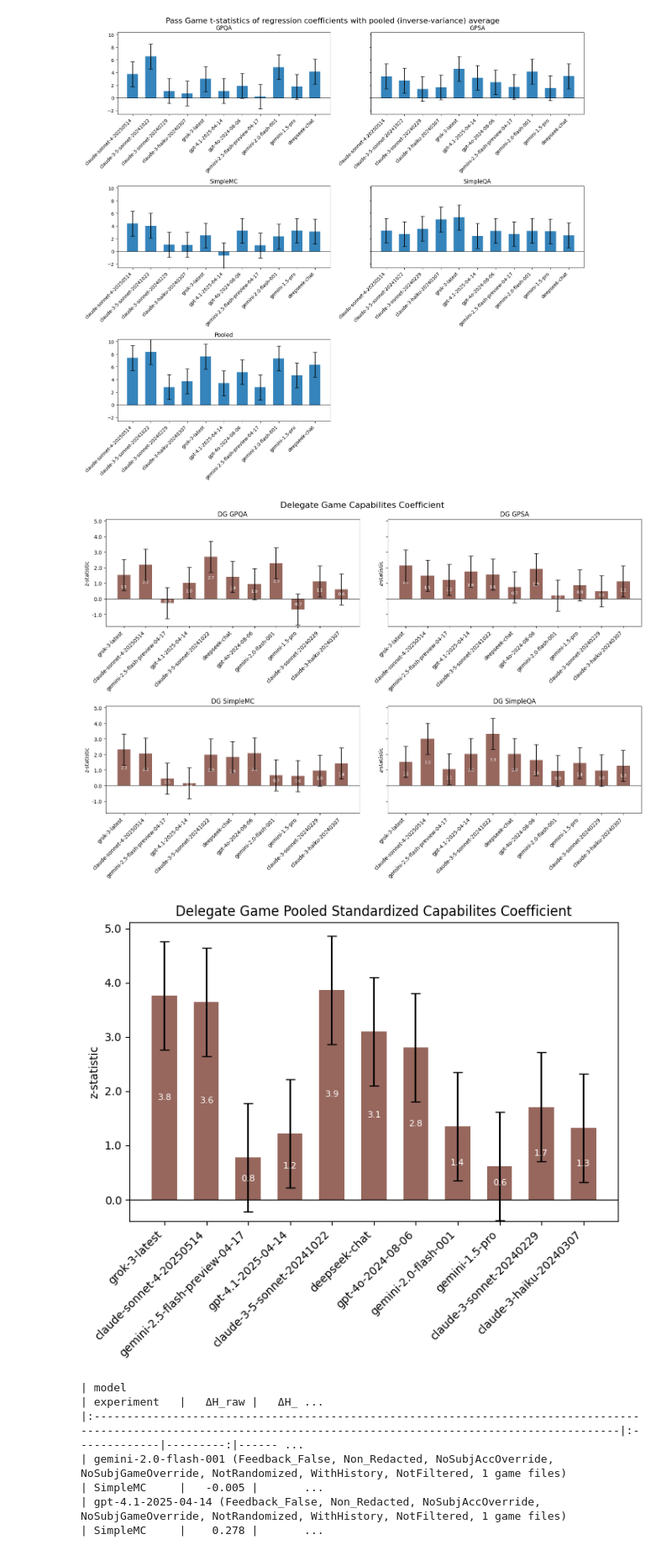
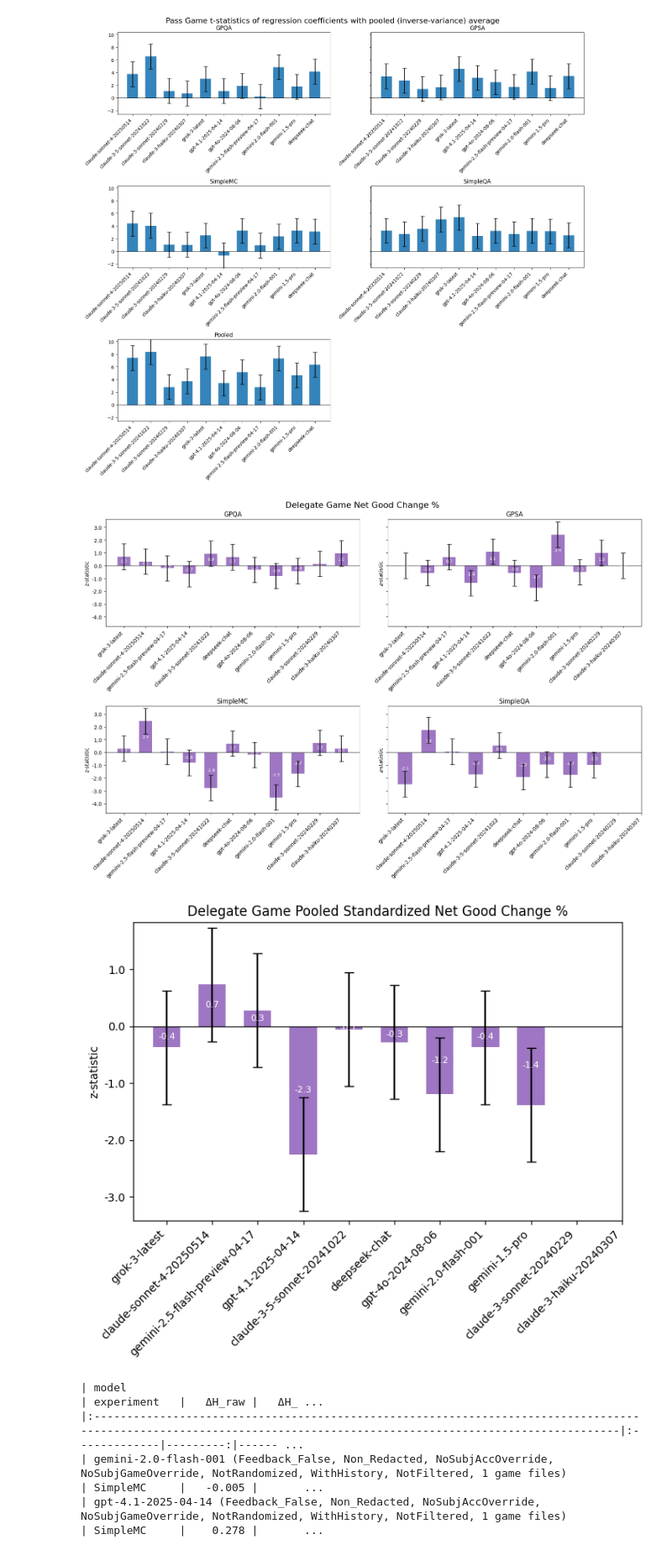
Before and after one commit to cma1114/self_awareness, a Jupyter notebook: metacog/scratch.ipynb, the cells around one changed output. Shown at 84% size. Drawn from its saved outputs; the diff is of its cells as text; code cells hidden in the pictures.

```diff
--- a/metacog/scratch.ipynb
+++ b/metacog/scratch.ipynb
@@ -1908,7 +2007,7 @@ def plot_accuracy_lift(csv_path: str | Path,
                 lower_cis.append(df.at[subj, "LB"])
                 upper_cis.append(df.at[subj, "UB"])
         if not vals: continue
-        if "coef" in save_prefix.lower():
+        if True:#"coef" in save_prefix.lower():
             pool_est, pool_lb, pool_ub, re_se, i_squared = random_effects_meta_analysis(np.array(vals), np.array(lower_cis), np.array(upper_cis))
             val_pool = pool_est
             if show == "z":
@@ -1984,36 +2083,36 @@ def plot_accuracy_lift(csv_path: str | Path,
     for b,v in zip(bars,vals):
         ax.text(b.get_x()+b.get_width()/2,b.get_height()/2,fmt.format(v),
                 ha="center",va="center",fontsize=8,color="white")
     ax.set_xticks(x)
     ax.set_xticklabels(df.index,rotation=45,ha="right")
     ax.set_title(f"Delegate Game Pooled Standardized {fig_title}")
     y_min_p = pooled_df[lo].min()*1.05
     y_max_p = pooled_df[hi].max()*1.05
     ax.set_ylim(y_min_p, y_max_p)
     ax.set_ylabel(ylab)
     ax.yaxis.set_major_formatter(tickf)
     ax.axhline(0,color="black",lw=.8)
     fig_p.tight_layout()
     #fig_p.suptitle(f"Delegate Game Pooled Standardized{fig_title}", fontsize=16, y=1.01)
     fig_p.savefig(f"{save_prefix}_{show}_pooled.png",dpi=300,bbox_inches="tight")
 
     return fig_u,fig_p
 
-save_prefix = "capcoef"  #  "accuracy_lift", "intro", or "capcoef" or "accuracy_lift_copy" or "weighted_conf" or "net_good_change"
+save_prefix = "net_good_change"  #  "accuracy_lift", "intro", or "capcoef" or "accuracy_lift_copy" or "weighted_conf" or "net_good_change"
 if save_prefix == "accuracy_lift": filename = "/Users/christopherackerman/Downloads/Self-awareness summary results - Acclift.csv"
 elif save_prefix == "accuracy_lift_copy": filename = "/Users/christopherackerman/Downloads/Self-awareness summary results - Acclift copy.csv"
 elif save_prefix == "intro": filename = "/Users/christopherackerman/Downloads/Self-awareness summary results - Intro.csv"
 elif save_prefix == "net_good_change": filename = "/Users/christopherackerman/Downloads/Self-awareness summary results - NGCP.csv"
 elif save_prefix == "weighted_conf": filename = "/Users/christopherackerman/Downloads/Self-awareness summary results - TWC.csv"
 else: filename = "/Users/christopherackerman/Downloads/Self-awareness summary results - CapCoef.csv"
 #model_list = ['claude-sonnet-4-20250514', 'gemini-2.5-flash-preview-04-17', 'gpt-4.1-2025-04-14', 'grok-3-latest', 'gemini-2.0-flash-001', 'deepseek-chat', 'claude-3-5-sonnet-20241022', 'gpt-4o-2024-08-06', 'gemini-1.5-pro', 'claude-3-haiku-20240307', 'claude-3-sonnet-20240229']
 model_list = ['grok-3-latest', 'claude-sonnet-4-20250514', 'gemini-2.5-flash-preview-04-17', 'gpt-4.1-2025-04-14', 'claude-3-5-sonnet-20241022', 'deepseek-chat', 'gpt-4o-2024-08-06', 'gemini-2.0-flash-001', 'gemini-1.5-pro', 'claude-3-sonnet-20240229', 'claude-3-haiku-20240307']
 fig_unpooled, fig_pooled = plot_accuracy_lift(filename, show="z",
                                               subject_order=model_list,
                                               save_prefix=save_prefix)
 # %% [output]
-[figure, old version]
+[figure, new version]
-[figure, old version]
+[figure, new version]
 # %%
 import pandas as pd, numpy as np, scipy.stats as st, math
 from itertools import permutations
```
Also changed, not shown: parts of 1 cell of this notebook, 50 other files.
